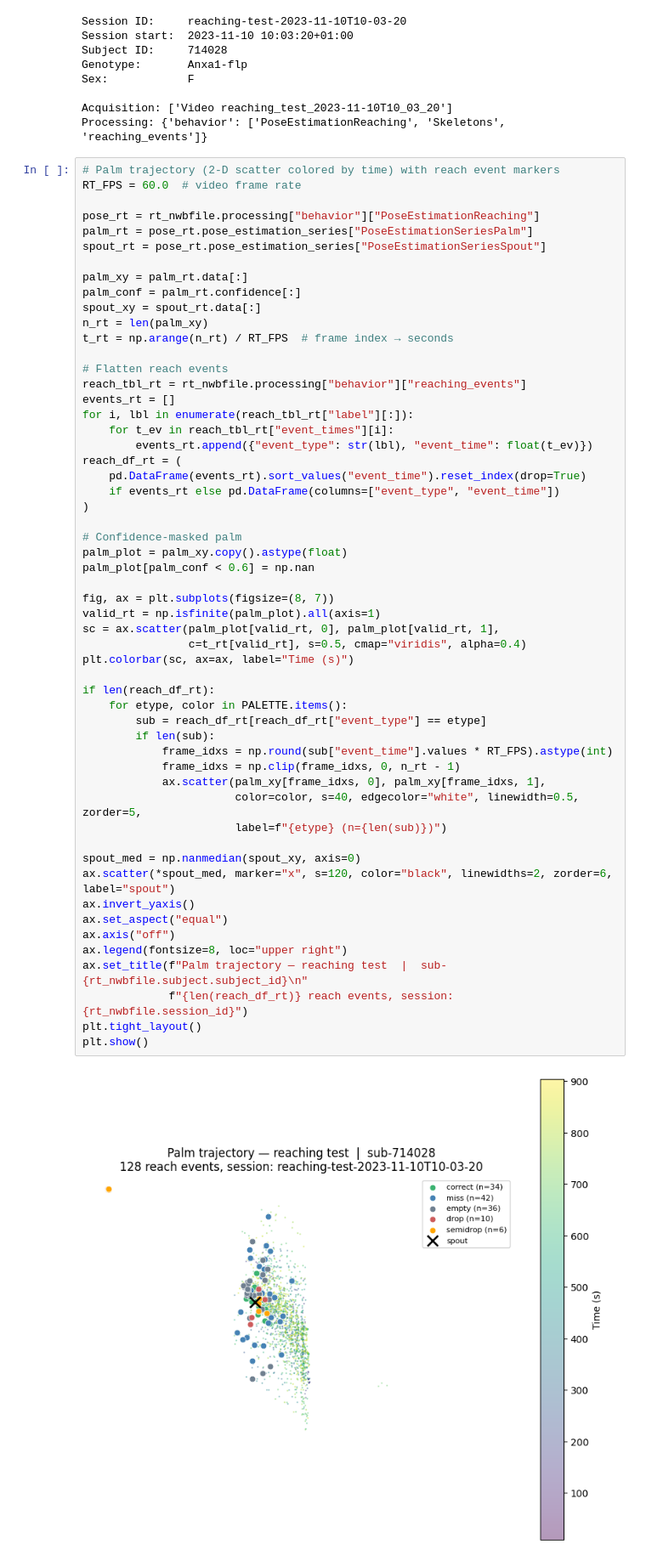
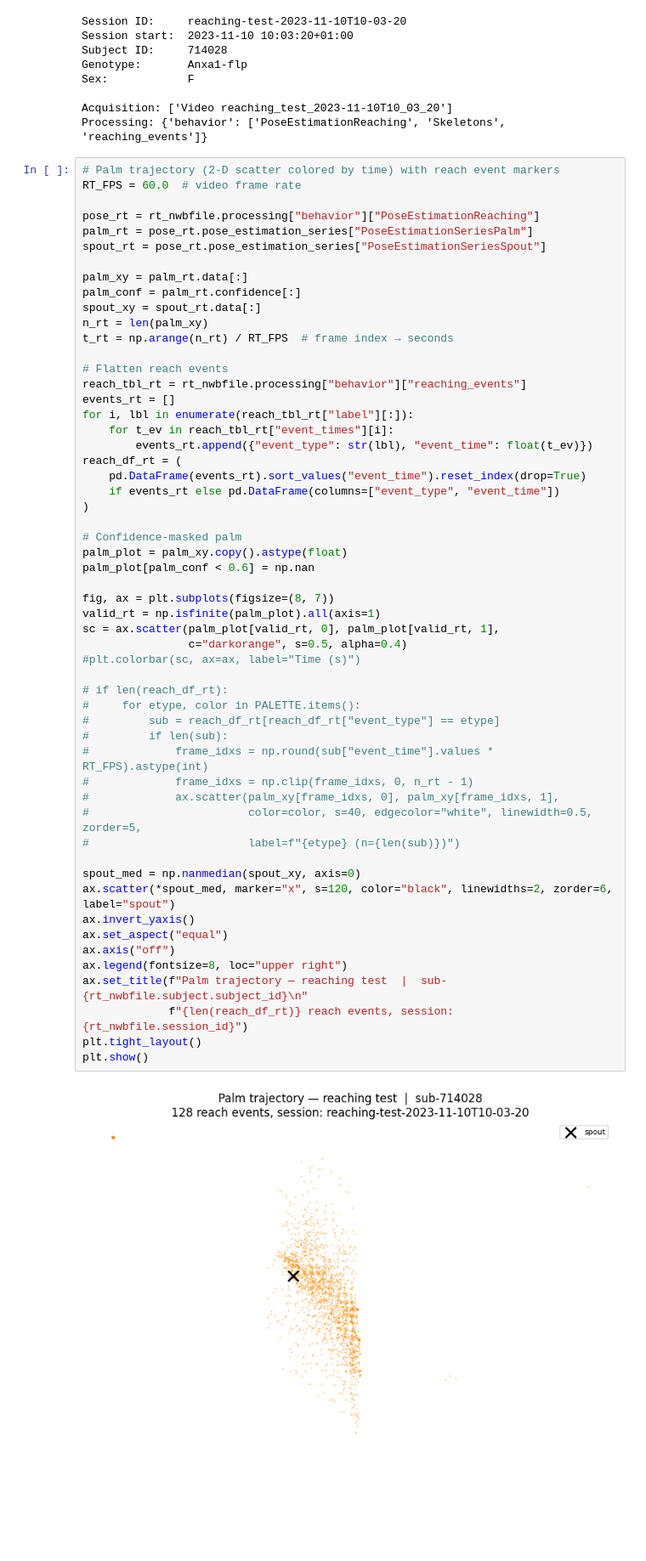
Before and after one commit to catalystneuro/meletis-lab-to-nwb, a Jupyter notebook: src/meletis_lab_to_nwb/tutorials/midway_meeting_dandi_demo.ipynb, the cells around one changed output. Shown at 85% size. Drawn from its saved outputs; the diff is of its cells as text; blank space fills up the shorter version.

```diff
--- a/src/meletis_lab_to_nwb/tutorials/midway_meeting_dandi_demo.ipynb
+++ b/src/meletis_lab_to_nwb/tutorials/midway_meeting_dandi_demo.ipynb
@@ -556,45 +556,45 @@ t_rt = np.arange(n_rt) / RT_FPS  # frame index → seconds
 reach_tbl_rt = rt_nwbfile.processing["behavior"]["reaching_events"]
 events_rt = []
 for i, lbl in enumerate(reach_tbl_rt["label"][:]):
     for t_ev in reach_tbl_rt["event_times"][i]:
         events_rt.append({"event_type": str(lbl), "event_time": float(t_ev)})
 reach_df_rt = (
     pd.DataFrame(events_rt).sort_values("event_time").reset_index(drop=True)
     if events_rt else pd.DataFrame(columns=["event_type", "event_time"])
 )
 
 # Confidence-masked palm
 palm_plot = palm_xy.copy().astype(float)
 palm_plot[palm_conf < 0.6] = np.nan
 
 fig, ax = plt.subplots(figsize=(8, 7))
 valid_rt = np.isfinite(palm_plot).all(axis=1)
 sc = ax.scatter(palm_plot[valid_rt, 0], palm_plot[valid_rt, 1],
-                c=t_rt[valid_rt], s=0.5, cmap="viridis", alpha=0.4)
-plt.colorbar(sc, ax=ax, label="Time (s)")
+                c="darkorange", s=0.5, alpha=0.4)
+#plt.colorbar(sc, ax=ax, label="Time (s)")
 
-if len(reach_df_rt):
-    for etype, color in PALETTE.items():
-        sub = reach_df_rt[reach_df_rt["event_type"] == etype]
-        if len(sub):
-            frame_idxs = np.round(sub["event_time"].values * RT_FPS).astype(int)
-            frame_idxs = np.clip(frame_idxs, 0, n_rt - 1)
-            ax.scatter(palm_xy[frame_idxs, 0], palm_xy[frame_idxs, 1],
-                       color=color, s=40, edgecolor="white", linewidth=0.5, zorder=5,
-                       label=f"{etype} (n={len(sub)})")
+# if len(reach_df_rt):
+#     for etype, color in PALETTE.items():
+#         sub = reach_df_rt[reach_df_rt["event_type"] == etype]
+#         if len(sub):
+#             frame_idxs = np.round(sub["event_time"].values * RT_FPS).astype(int)
+#             frame_idxs = np.clip(frame_idxs, 0, n_rt - 1)
+#             ax.scatter(palm_xy[frame_idxs, 0], palm_xy[frame_idxs, 1],
+#                        color=color, s=40, edgecolor="white", linewidth=0.5, zorder=5,
+#                        label=f"{etype} (n={len(sub)})")
 
 spout_med = np.nanmedian(spout_xy, axis=0)
 ax.scatter(*spout_med, marker="x", s=120, color="black", linewidths=2, zorder=6, label="spout")
 ax.invert_yaxis()
 ax.set_aspect("equal")
 ax.axis("off")
 ax.legend(fontsize=8, loc="upper right")
 ax.set_title(f"Palm trajectory — reaching test  |  sub-{rt_nwbfile.subject.subject_id}\n"
              f"{len(reach_df_rt)} reach events, session: {rt_nwbfile.session_id}")
 plt.tight_layout()
 plt.show()
 # %% [output]
-[figure, old version]
+[figure, new version]
 # %%
 # Reach events summary table
 if len(reach_df_rt) > 0:
```
Also changed, not shown: parts of 8 cells of this notebook.
